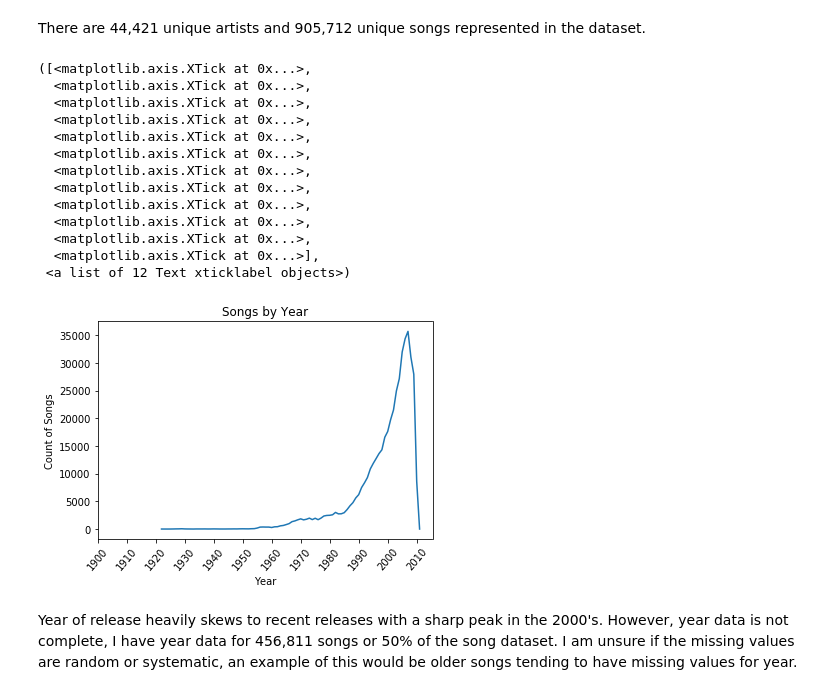
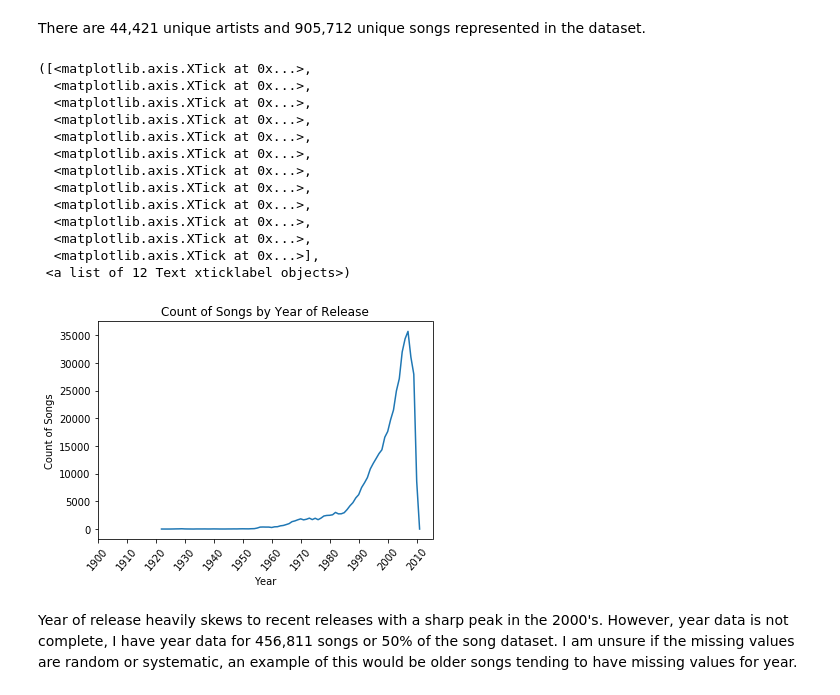
Before and after one commit to IvetteMTapia/Capstone1_Songs-Recommender_System, a Jupyter notebook: Exploratory Analysis and Statistical Inference.ipynb, the cells around one changed output. Drawn from its saved outputs; the diff is of its cells as text; code cells hidden in the pictures.

```diff
--- a/Exploratory Analysis and Statistical Inference.ipynb
+++ b/Exploratory Analysis and Statistical Inference.ipynb
@@ -163,35 +163,35 @@ There are 44,421 unique artists and 905,712 unique songs represented in the data
 yearly_songs = basic_features[['year','song_id']].groupby('year',as_index=False).count()
 
 #Graph of songs by year
 
 yearly_songs.plot('year','song_id',legend=None)
 
 plt.ylabel('Count of Songs')
 
 plt.xlabel('Year')
 
-plt.title('Songs by Year')
+plt.title('Count of Songs by Year of Release')
 
 plt.grid(False)
 
 x_ticks=np.arange(1900,2020,10)
 
 plt.xticks(x_ticks,rotation = 50)
 # %% [output]
 ([<matplotlib.axis.XTick at 0x...>,
   <matplotlib.axis.XTick at 0x...>,
   <matplotlib.axis.XTick at 0x...>,
   <matplotlib.axis.XTick at 0x...>,
   <matplotlib.axis.XTick at 0x...>,
   <matplotlib.axis.XTick at 0x...>,
   <matplotlib.axis.XTick at 0x...>,
   <matplotlib.axis.XTick at 0x...>,
   <matplotlib.axis.XTick at 0x...>,
   <matplotlib.axis.XTick at 0x...>,
   <matplotlib.axis.XTick at 0x...>,
   <matplotlib.axis.XTick at 0x...>],
  <a list of 12 Text xticklabel objects>)
-[figure, old version]
+[figure, new version]
 # %% [markdown]
 Year of release heavily skews to recent releases with a sharp peak in the 2000's. However, year data is not complete, I have year data for 456,811 songs or 50% of the song dataset. I am unsure if the missing values are random or systematic, an example of this would be older songs tending to have missing values for year.
 # %%
```
Also changed, not shown: parts of 9 cells of this notebook.
